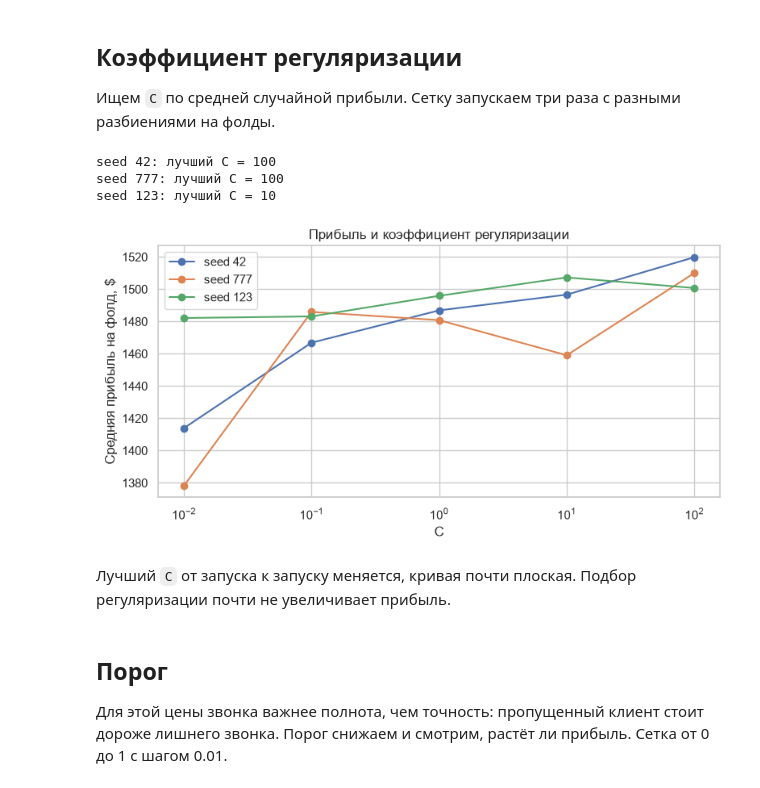
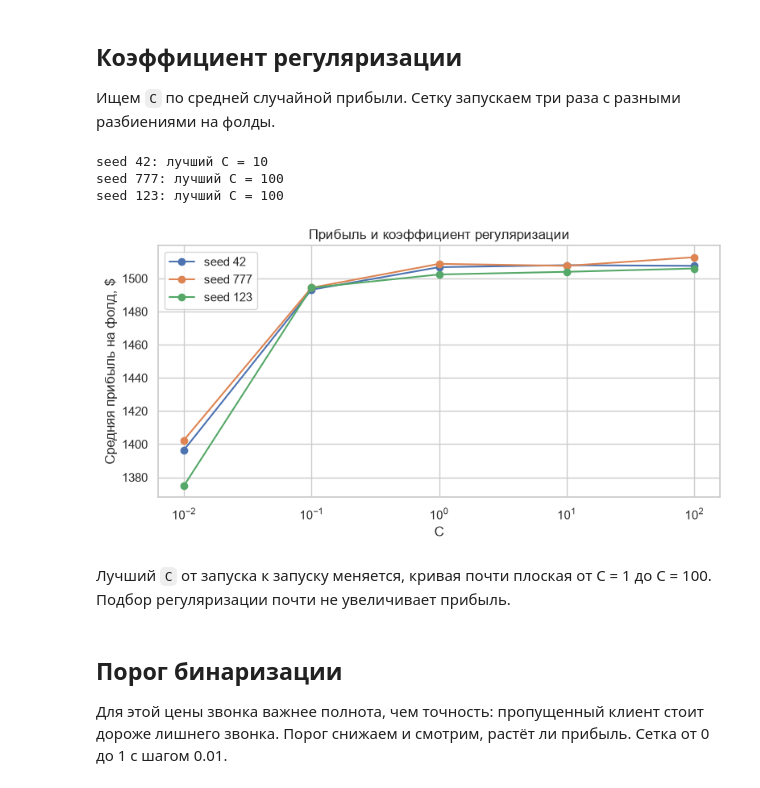
Before and after one commit to florenskaial118/bank-deposit-profit, a Jupyter notebook: term_deposit_profit.ipynb, the cells around one changed output. Drawn from its saved outputs; the diff is of its cells as text; code cells hidden in the pictures.

```diff
--- a/term_deposit_profit.ipynb
+++ b/term_deposit_profit.ipynb
@@ -42,5 +96,6 @@ display(df.drop(columns="duration").head(3))
 # %%
-X = df.drop(columns=["duration", "y"])
+drop_num = ["euribor3m", "emp.var.rate"]
+X = df.drop(columns=["duration", "y"]+ drop_num)
 y = df.y == "yes"
 
 cat_cols = X.select_dtypes(include="str").columns.tolist()
@@ -154,35 +194,36 @@ display(compare.round(1))
 # %%
 C_grid = np.logspace(-2, 2, 5)
 seeds = (42, 777, 123)
 
 fig, ax = plt.subplots(figsize=(8, 4.2))
 best_C = {}
 for seed in seeds:
     means = []
     for C in C_grid:
         pred = out_of_fold(encoded, y, C=float(C), random_state=seed)
-        means.append(evaluate(pred, random_revenue=True).profit.mean())
+        means.append(evaluate(pred).profit.mean())
     best_C[seed] = C_grid[int(np.argmax(means))]
     ax.plot(C_grid, means, marker="o", label=f"seed {seed}")
 
 ax.set_xscale("log")
 ax.set_xlabel("C")
 ax.set_ylabel("Средняя прибыль на фолд, $")
 ax.set_title("Прибыль и коэффициент регуляризации")
 ax.legend(frameon=True)
 fig.tight_layout()
+fig.savefig("images/C_curve.png", dpi=150, bbox_inches="tight")
 
 for seed, C in best_C.items():
     print(f"seed {seed}: лучший C = {C:g}")
 # %% [output]
-seed 42: лучший C = 100
+seed 42: лучший C = 10
 seed 777: лучший C = 100
-seed 123: лучший C = 10
+seed 123: лучший C = 100
-[figure, old version]
+[figure, new version]
 # %% [markdown]
-Лучший `C` от запуска к запуску меняется, кривая почти плоская. Подбор регуляризации почти не увеличивает прибыль.
+Лучший `C` от запуска к запуску меняется, кривая почти плоская от C = 1 до C = 100. Подбор регуляризации почти не увеличивает прибыль.
 # %% [markdown]
-## Порог
+## Порог бинаризации
 
 Для этой цены звонка важнее полнота, чем точность: пропущенный клиент стоит дороже лишнего звонка.
 Порог снижаем и смотрим, растёт ли прибыль. Сетка от 0 до 1 с шагом 0.01.
```
Also changed, not shown: parts of 26 cells of this notebook, 8 other files.
